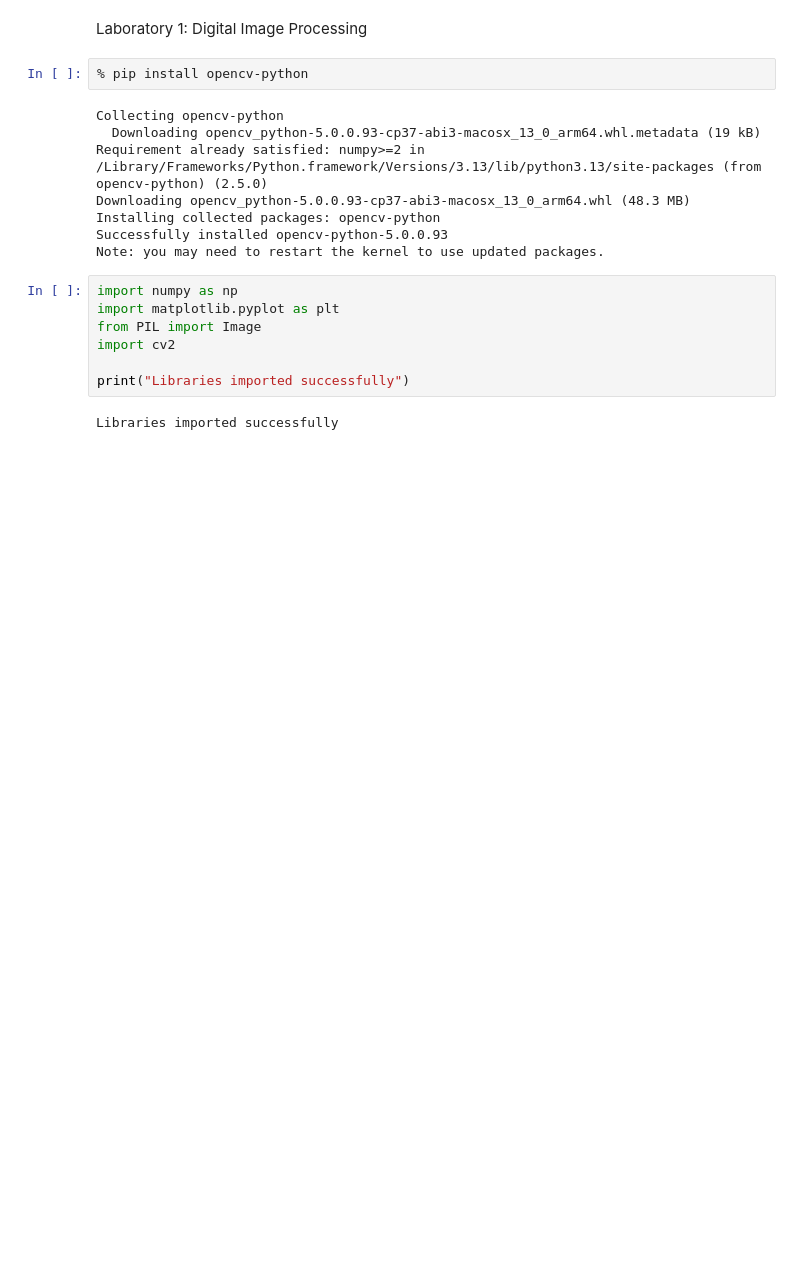
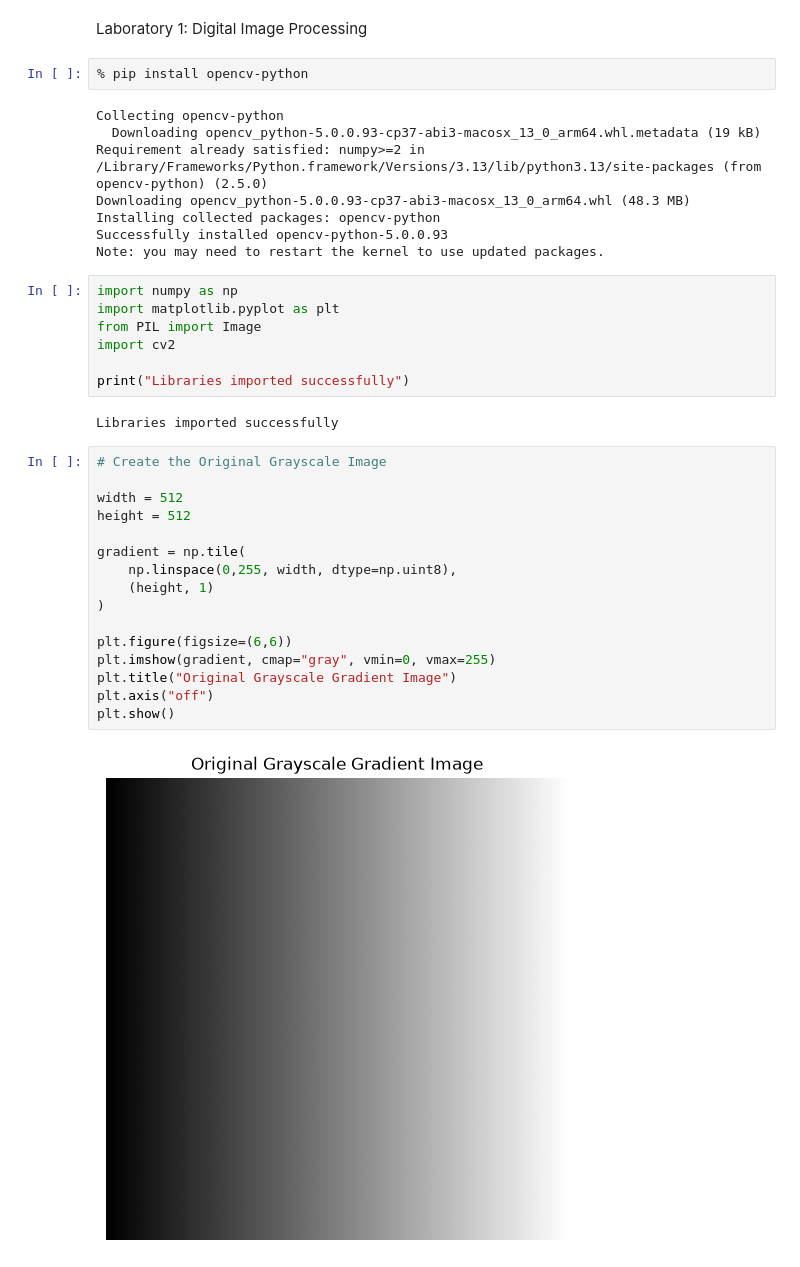
Before and after one commit to Aslngsng/Digital-Image-Processing, a Jupyter notebook: 01_notebook.ipynb, the cells around one changed output. Saved outputs shown, nothing was run; the diff lists cells and outputs as text; blank space fills up the shorter version.

Commit message:
create the grayscale image

```diff
--- a/01_notebook.ipynb
+++ b/01_notebook.ipynb
@@ -19,3 +19,21 @@ import cv2
 print("Libraries imported successfully")
 # %% [output]
 Libraries imported successfully
+# %%
+# Create the Original Grayscale Image
+
+width = 512
+height = 512
+
+gradient = np.tile(
+    np.linspace(0,255, width, dtype=np.uint8),
+    (height, 1)
+)
+
+plt.figure(figsize=(6,6))
+plt.imshow(gradient, cmap="gray", vmin=0, vmax=255)
+plt.title("Original Grayscale Gradient Image")
+plt.axis("off")
+plt.show()
+# %% [output]
+[figure, added]
```
